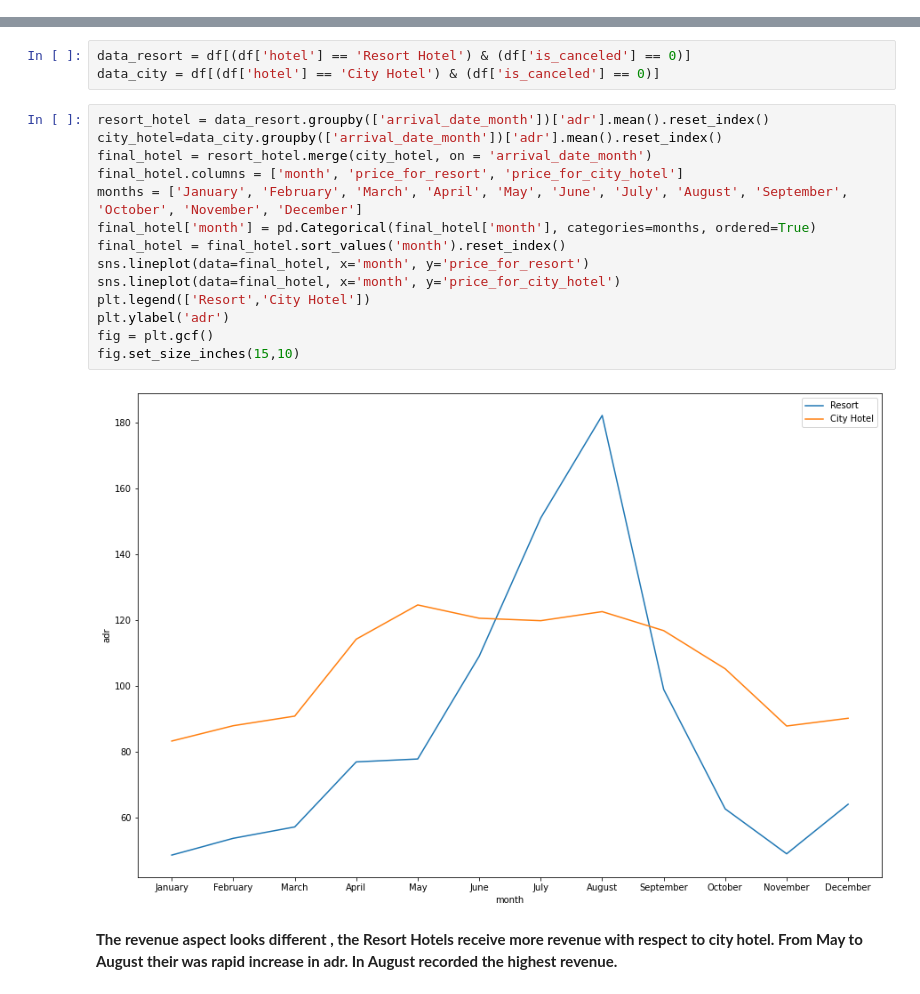
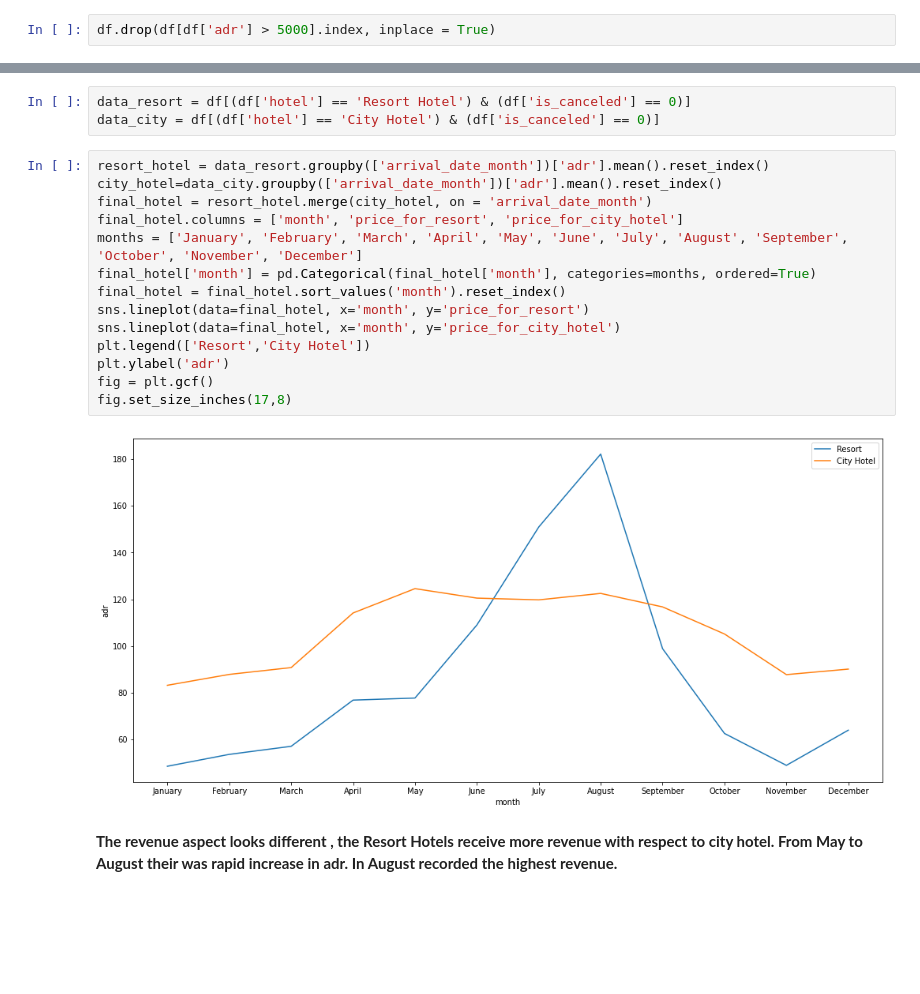
Before and after one commit to Zunaid686/hotel-booking-analysis, a Jupyter notebook: Copy_of_Copy_of_Copy_of_Hotel_Booking_Analysis_Capstone_Project.ipynb, the cells around one changed output, grey strips where cells are left out. Drawn from its saved outputs; the diff is of its cells as text; blank space fills up the shorter version.

```diff
--- a/Copy_of_Copy_of_Copy_of_Hotel_Booking_Analysis_Capstone_Project.ipynb
+++ b/Copy_of_Copy_of_Copy_of_Hotel_Booking_Analysis_Capstone_Project.ipynb
@@ -285,0 +294,2 @@ sns.heatmap(corrmat,annot = True,fmt='.2f', annot_kws={'size': 10},  vmax=.8, sq
+# %%
+df.drop(df[df['adr'] > 5000].index, inplace = True)
@@ -498,19 +516,19 @@ data_city = df[(df['hotel'] == 'City Hotel') & (df['is_canceled'] == 0)]
 # %%
 resort_hotel = data_resort.groupby(['arrival_date_month'])['adr'].mean().reset_index()
 city_hotel=data_city.groupby(['arrival_date_month'])['adr'].mean().reset_index()
 final_hotel = resort_hotel.merge(city_hotel, on = 'arrival_date_month')
 final_hotel.columns = ['month', 'price_for_resort', 'price_for_city_hotel']
 months = ['January', 'February', 'March', 'April', 'May', 'June', 'July', 'August', 'September', 'October', 'November', 'December']
 final_hotel['month'] = pd.Categorical(final_hotel['month'], categories=months, ordered=True)
 final_hotel = final_hotel.sort_values('month').reset_index()
 sns.lineplot(data=final_hotel, x='month', y='price_for_resort')
 sns.lineplot(data=final_hotel, x='month', y='price_for_city_hotel')
 plt.legend(['Resort','City Hotel'])
 plt.ylabel('adr')
 fig = plt.gcf()
-fig.set_size_inches(15,10)
+fig.set_size_inches(17,8)
 # %% [output]
-[figure, old version]
+[figure, new version]
 # %% [markdown]
 **The revenue aspect looks different , the Resort Hotels receive more revenue with respect to city hotel.  From May to August their was rapid increase in adr. In August recorded the highest revenue.**
 # %% [markdown]
```
Also changed, not shown: parts of 18 cells of this notebook.
